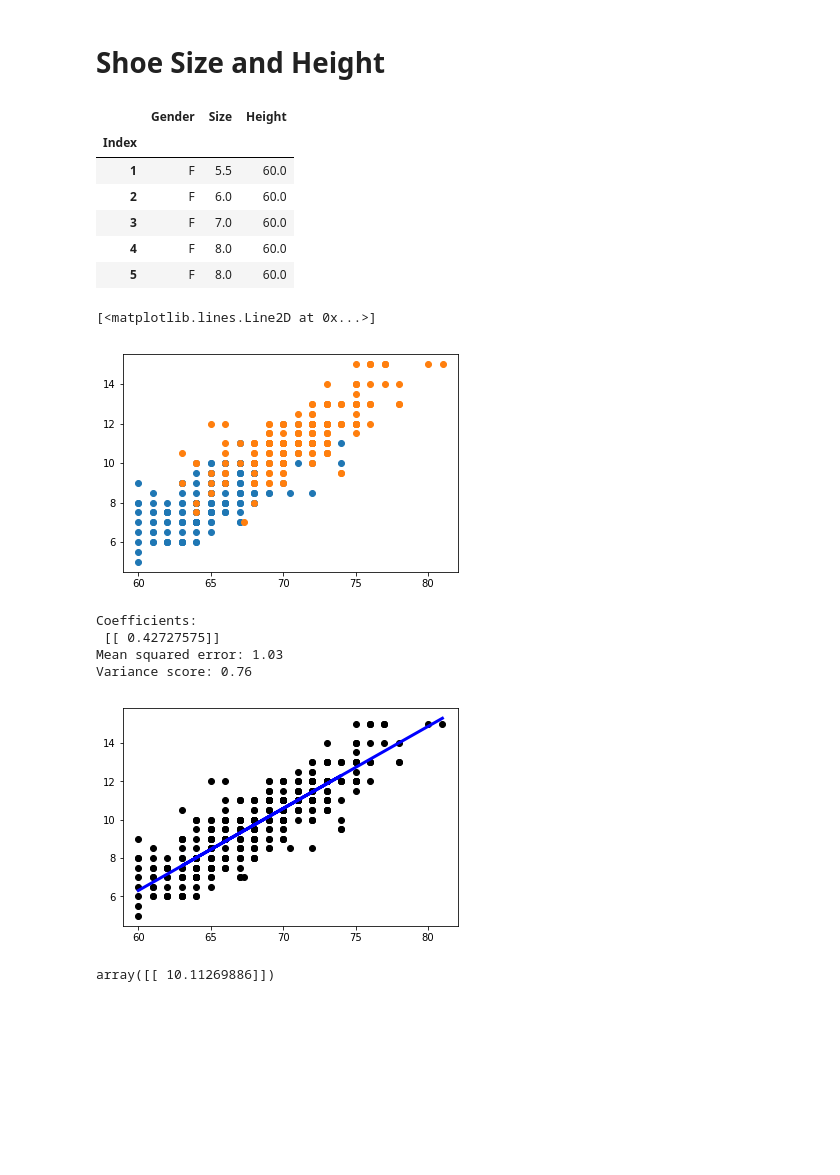
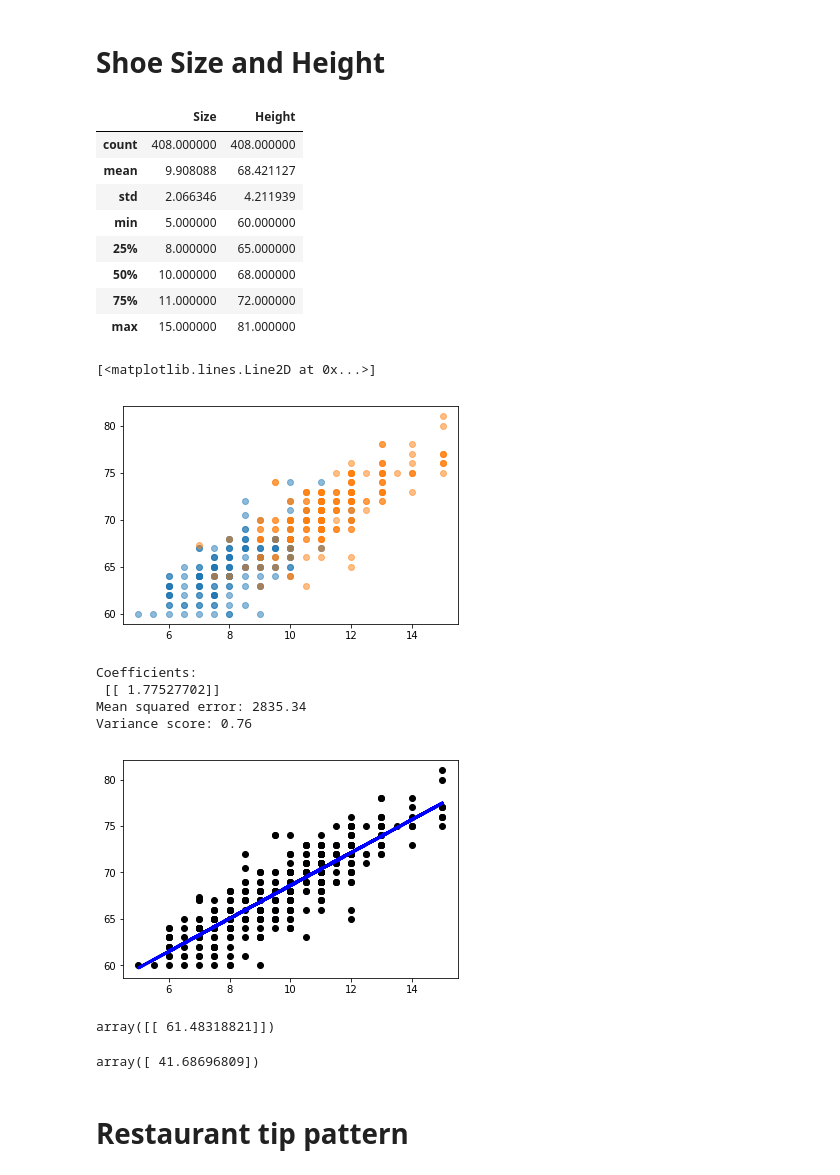
Before and after one commit to gcalmettes/stats13-slides, a Jupyter notebook: notebook-fig/figs-slides-8-correlation-regression.ipynb, the cells around one changed output. Drawn from its saved outputs; the diff is of its cells as text; code cells hidden in the pictures; blank space fills up the shorter version.

```diff
--- a/notebook-fig/figs-slides-8-correlation-regression.ipynb
+++ b/notebook-fig/figs-slides-8-correlation-regression.ipynb
@@ -1336,47 +1343,56 @@ plt.savefig("/Users/Gui/Box Sync/_STATS13/_Slides/_stats13-Lectures/assets/img/l
 # %%
 data = pd.read_excel("data-src/shoesize.xls", index_col=0)
 # %%
-data.head()
+data.describe()
 # %% [output]
-|  | Gender | Size | Height |
-| Index |  |  |  |
-| 1 | F | 5.5 | 60.0 |
-| 2 | F | 6.0 | 60.0 |
-| 3 | F | 7.0 | 60.0 |
-| 4 | F | 8.0 | 60.0 |
-| 5 | F | 8.0 | 60.0 |
+|  | Size | Height |
+| count | 408.000000 | 408.000000 |
+| mean | 9.908088 | 68.421127 |
+| std | 2.066346 | 4.211939 |
+| min | 5.000000 | 60.000000 |
+| 25% | 8.000000 | 65.000000 |
+| 50% | 10.000000 | 68.000000 |
+| 75% | 11.000000 | 72.000000 |
+| max | 15.000000 | 81.000000 |
 # %%
-plt.plot(data[data.Gender=="F"].Height, data[data.Gender=="F"].Size, "o")
-plt.plot(data[data.Gender=="M"].Height, data[data.Gender=="M"].Size, "o")
+plt.plot(data[data.Gender=="F"].Size,data[data.Gender=="F"].Height, "o", alpha=0.5)
+#plt.plot(data[data.Gender=="F"].Size-1.5,data[data.Gender=="F"].Height, "o", alpha=0.5)
+plt.plot(data[data.Gender=="M"].Size,data[data.Gender=="M"].Height, "o", alpha=0.5)
 # %% [output]
 [<matplotlib.lines.Line2D at 0x...>]
-[figure, old version]
+[figure, new version]
 # %%
 from sklearn import linear_model
 # Create linear regression object
 regr = linear_model.LinearRegression()
 # Train the model using the training sets
-regr.fit(data.Height.values.reshape(-1, 1), data.Size.values.reshape(-1, 1))
+regr.fit(data.Size.values.reshape(-1, 1), data.Height.values.reshape(-1, 1))
 
 # The coefficients
 print('Coefficients: \n', regr.coef_)
 # The mean squared error
 print("Mean squared error: %.2f"
-      % np.mean((regr.predict(data.Height.values.reshape(-1, 1)) - data.Size.values.reshape(-1, 1)) ** 2))
+      % np.mean((regr.predict(data.Size.values.reshape(-1, 1)-data.Height.values.reshape(-1, 1))) ** 2))
 # Explained variance score: 1 is perfect prediction
-print('Variance score: %.2f' % regr.score(data.Height.values.reshape(-1, 1), data.Size.values.reshape(-1, 1)))
+print('Variance score: %.2f' % regr.score(data.Size.values.reshape(-1, 1), data.Height.values.reshape(-1, 1)))
 
 # Plot outputs
-plt.scatter(data.Height.values.reshape(-1, 1), data.Size.values.reshape(-1, 1),  color='black');
-plt.plot(data.Height.values.reshape(-1, 1), regr.predict(data.Height.values.reshape(-1, 1)), color='blue',
+plt.scatter(data.Size.values.reshape(-1, 1), data.Height.values.reshape(-1, 1),  color='black');
+plt.plot(data.Size.values.reshape(-1, 1), regr.predict(data.Size.values.reshape(-1, 1)), color='blue',
          linewidth=3);
 # %% [output]
 Coefficients:
- [[ 0.42727575]]
-Mean squared error: 1.03
+ [[ 1.77527702]]
+Mean squared error: 2835.34
 Variance score: 0.76
-[figure, old version]
+[figure, new version]
 # %%
-regr.predict(68.9)
+regr.predict(6)
 # %% [output]
-array([[ 10.11269886]])
+array([[ 61.48318821]])
+# %%
+regr.singular_
+# %% [output]
+array([ 41.68696809])
+# %% [markdown]
+# Restaurant tip pattern
```
Also changed, not shown: parts of 27 cells of this notebook.
